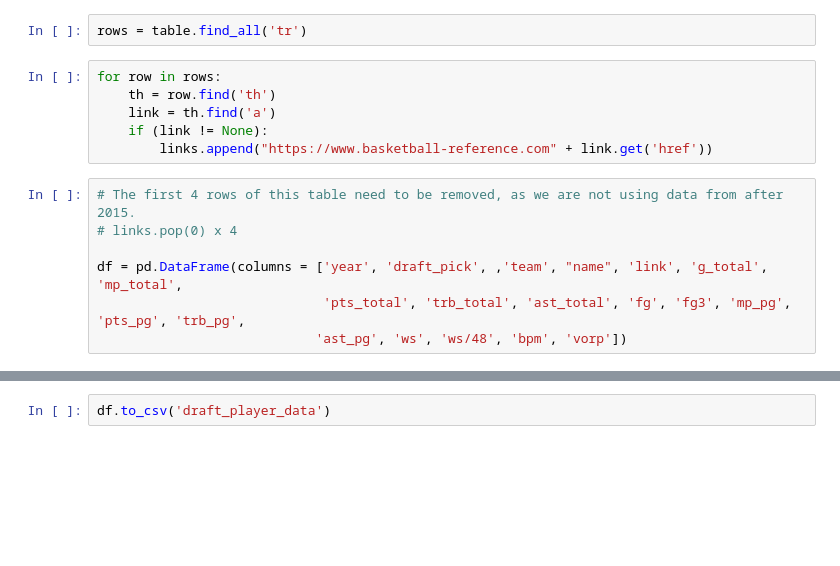
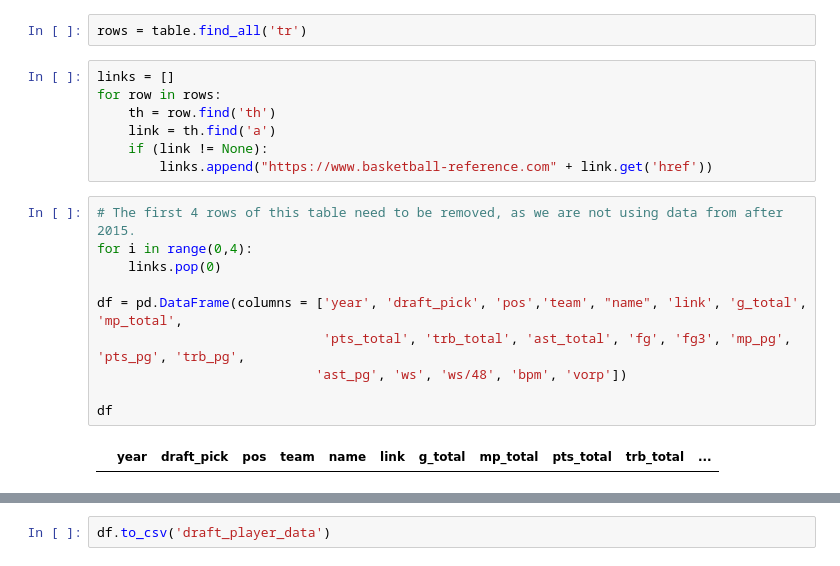
Before and after one commit to silogramd/NBA-Draft-Project, a Jupyter notebook: Final Project Scraping.ipynb, the cells around one changed output, grey strips where cells are left out. Cells and saved outputs as stored; diff of their text form; blank space fills up the shorter version.

```diff
--- a/Final Project Scraping.ipynb
+++ b/Final Project Scraping.ipynb
@@ -15,6 +15,7 @@ table = soup.find('table', {'id':'first_overall'})
 # %%
 rows = table.find_all('tr')
 # %%
+links = []
 for row in rows:
     th = row.find('th')
     link = th.find('a')
@@ -22,9 +23,13 @@ for row in rows:
         links.append("https://www.basketball-reference.com" + link.get('href'))
 # %%
 # The first 4 rows of this table need to be removed, as we are not using data from after 2015.
-# links.pop(0) x 4
+for i in range(0,4):
+    links.pop(0)
 
-df = pd.DataFrame(columns = ['year', 'draft_pick', ,'team', "name", 'link', 'g_total', 'mp_total',
+df = pd.DataFrame(columns = ['year', 'draft_pick', 'pos','team', "name", 'link', 'g_total', 'mp_total',
                              'pts_total', 'trb_total', 'ast_total', 'fg', 'fg3', 'mp_pg', 'pts_pg', 'trb_pg',
                             'ast_pg', 'ws', 'ws/48', 'bpm', 'vorp'])
+
+df
 # %% [output]
+|  | year | draft_pick | pos | team | name | link | g_total | mp_total | pts_total | trb_total | ... |
```
Also changed, not shown: parts of 4 cells of this notebook, 1 other file.
